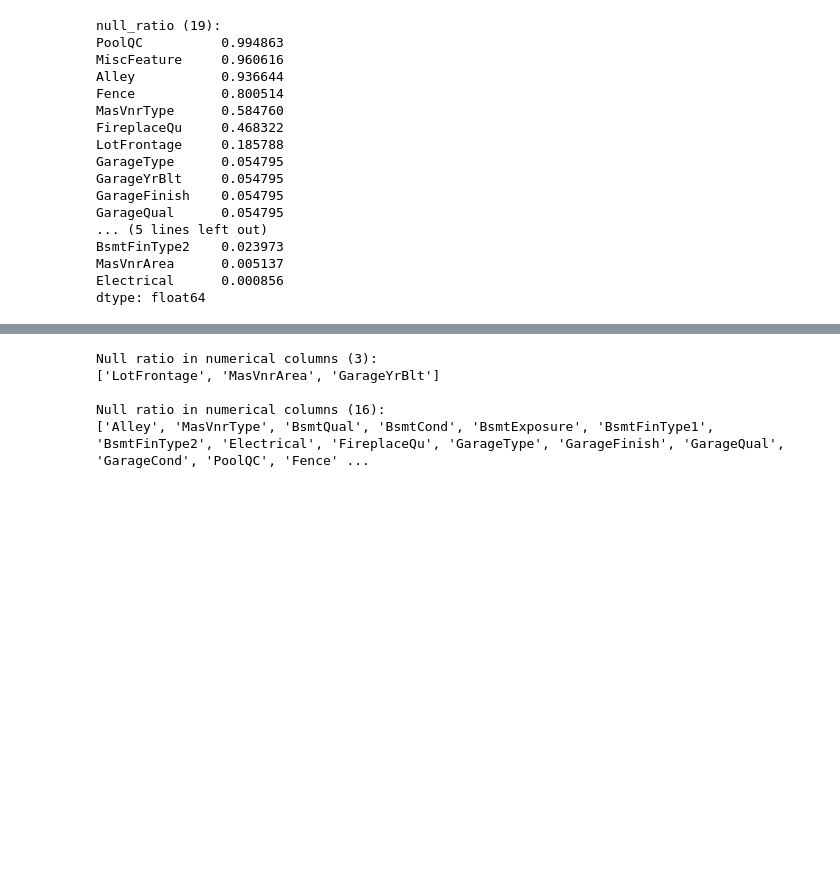
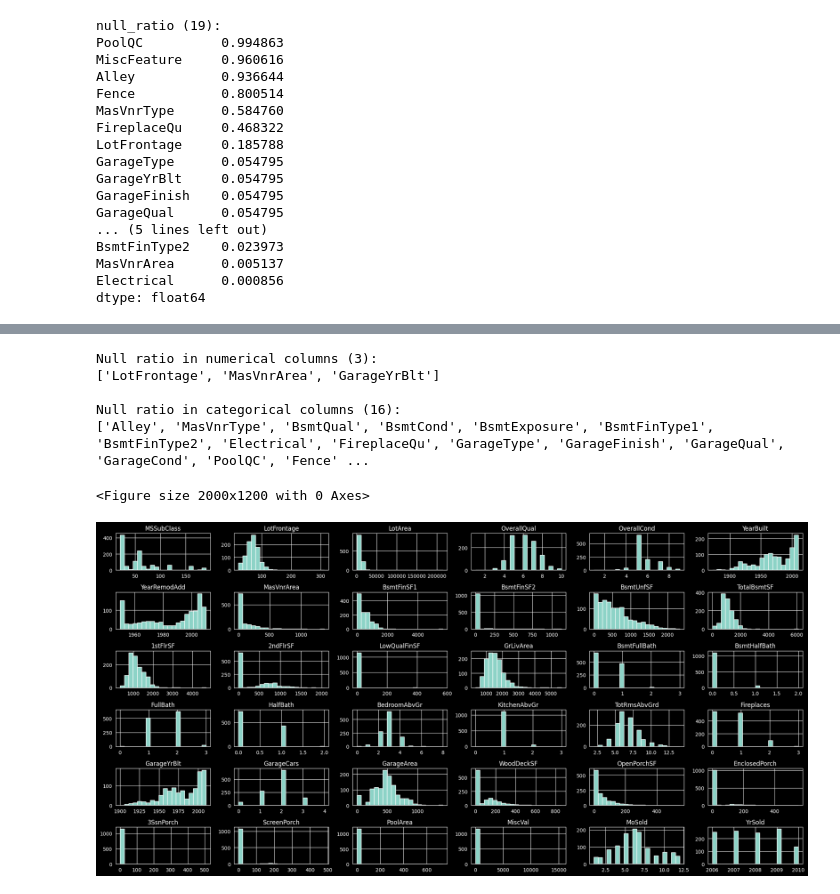
Before and after one commit to SandroBolkvadze/House-Prices-Kaggle-Competition, a Jupyter notebook: model_experiment.ipynb, the cells around one changed output, grey strips where cells are left out. Saved outputs shown, nothing was run; the diff lists cells and outputs as text; code cells hidden in the pictures; blank space fills up the shorter version.

```diff
--- a/model_experiment.ipynb
+++ b/model_experiment.ipynb
@@ -145,10 +137,22 @@ num_cols_with_null = [col for col in num_cols if col in null_ratio.index]
 print(f"Null ratio in numerical columns ({len(num_cols_with_null)}):\n{num_cols_with_null}\n")
 
 cat_cols_with_null = [col for col in cat_cols if col in null_ratio.index]
-print(f"Null ratio in numerical columns ({len(cat_cols_with_null)}):\n{cat_cols_with_null}")
+print(f"Null ratio in categorical columns ({len(cat_cols_with_null)}):\n{cat_cols_with_null}")
 # %% [output]
 Null ratio in numerical columns (3):
 ['LotFrontage', 'MasVnrArea', 'GarageYrBlt']
 
-Null ratio in numerical columns (16):
+Null ratio in categorical columns (16):
 ['Alley', 'MasVnrType', 'BsmtQual', 'BsmtCond', 'BsmtExposure', 'BsmtFinType1', 'BsmtFinType2', 'Electrical', 'FireplaceQu', 'GarageType', 'GarageFinish', 'GarageQual', 'GarageCond', 'PoolQC', 'Fence' ...
+# %%
+import matplotlib.pyplot as plt
+
+X_train[num_cols].describe()
+
+plt.figure(figsize=(20, 12))
+X_train[num_cols].hist(bins=20, figsize=(20, 10))
+plt.tight_layout()
+plt.show()
+# %% [output]
+<Figure size 2000x1200 with 0 Axes>
+[figure, added]
```
Also changed, not shown: parts of 8 cells of this notebook.
